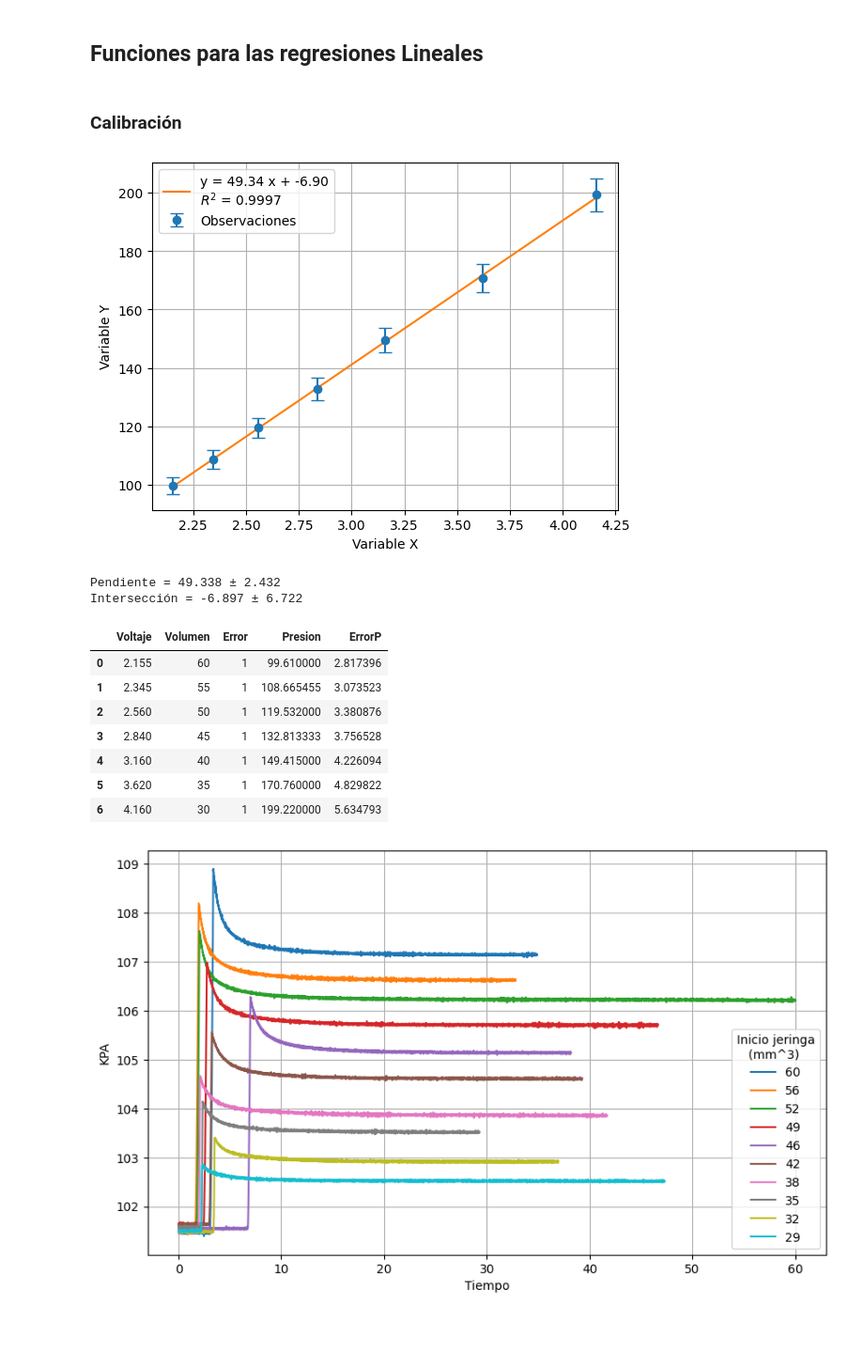
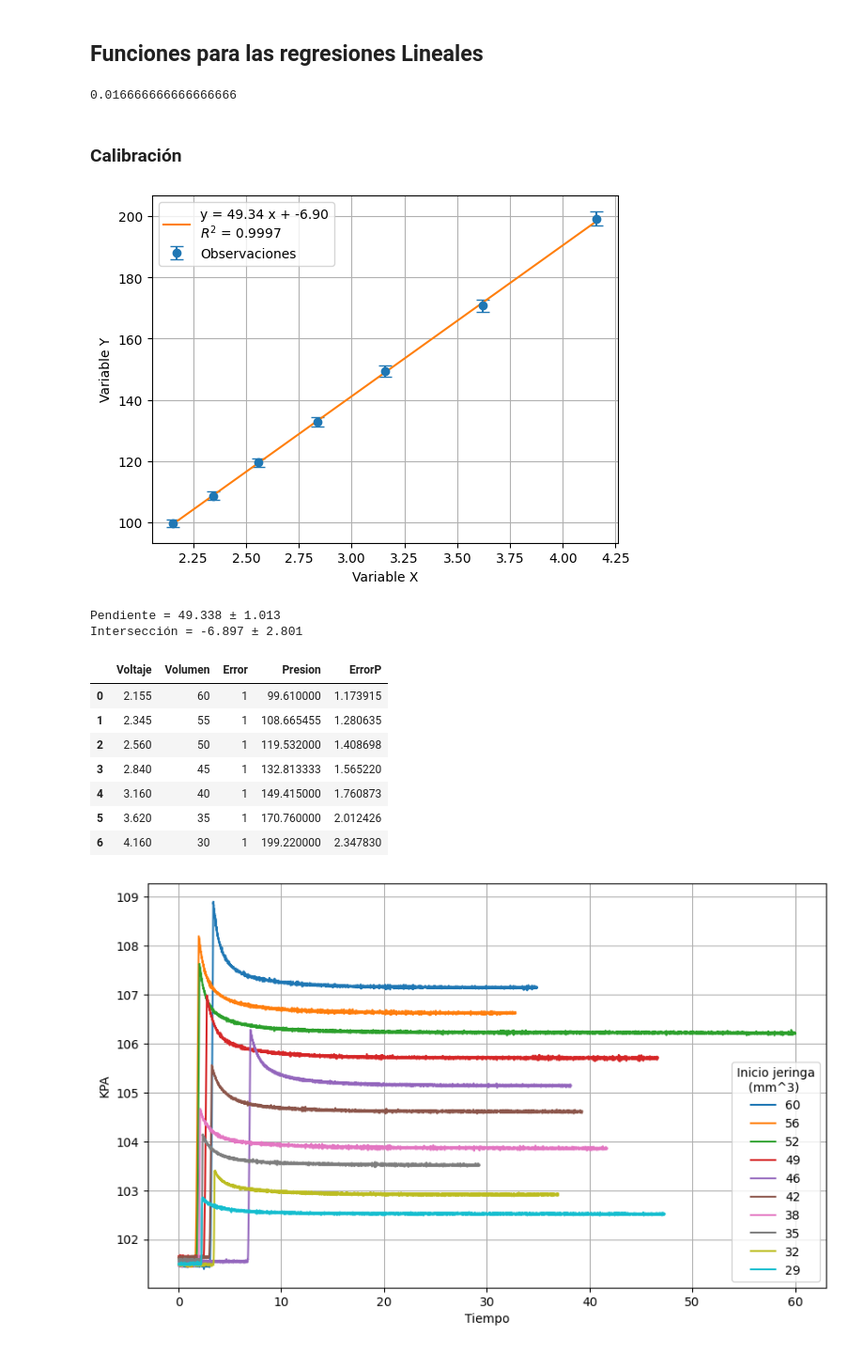
Before and after one commit to LecJackS/Mecanica-y-Termodinamica-2024-1C, a Jupyter notebook: Laboratorios/Labo06-07/Labo04.ipynb, the cells around one changed output. Shown at 94% size. Cells and saved outputs as stored; diff of their text form; code cells hidden in the pictures.

```diff
--- a/Laboratorios/Labo06-07/Labo04.ipynb
+++ b/Laboratorios/Labo06-07/Labo04.ipynb
@@ -17,6 +17,10 @@ def lineal(x, a, b):
 def fit_with_curve(funcion, x, y, y_err):
     popt, pconv = curve_fit(funcion, x, y, sigma=y_err, absolute_sigma=True)
     return popt[0], popt[1], np.sqrt(pconv.diagonal())[0], np.sqrt(pconv.diagonal())[1]
+# %%
+1/60
+# %% [output]
+0.016666666666666666
 # %% [markdown]
 ### Calibración
 # %%
@@ -25,49 +29,49 @@ df = pd.read_csv('mediciones/Calib.csv')
 # Datos de entrada
 
 df['Presion'] = 99.61 * 60 / df['Volumen']
-df['ErrorP'] = df['Presion'] * np.sqrt(2) * 0.02
+df['ErrorP'] = df['Presion'] * np.sqrt(2) * (1/60 * 1/2)
 
 variableX = df['Voltaje'] #NombreVariableX
 variableY = df['Presion'] #NombreVariableY
 incertidumbre_variableY = df['ErrorP'] #NombreVariableErrorY'
 
 # Ajuste de la curva utilizando la función de ajuste personalizada
 pendiente, interseccion, error_pendiente, error_interseccion = fit_with_curve(lineal, variableX, variableY, incertidumbre_variableY)
 
 # Cálculo del coeficiente de determinación R^2
 R2 = 1 - np.sum((lineal(variableX, pendiente, interseccion) - variableY)**2) / np.sum((variableY - np.mean(variableY))**2)
 
 
 # Visualización de los datos observados y el ajuste lineal
 plt.errorbar(variableX, variableY, yerr=incertidumbre_variableY, fmt='o', label='Observaciones', capsize=5)
 #plt.plot(variableX, variableY, 'o', label='Observaciones')
 plt.plot(variableX, lineal(variableX, pendiente, interseccion), label=f"y = {pendiente:.2f} x + {interseccion:.2f}\n"+r"$R^2$"+f" = {R2:.4f}")
 
 # Etiquetas de los ejes
 plt.xlabel("Variable X")
 plt.ylabel("Variable Y")
 plt.legend()
 plt.grid()
 plt.show()
 
 # Impresión de los parámetros ajustados y sus incertidumbres
 print(f"Pendiente = {round(pendiente, 3)} ± {round(error_pendiente, 3)}")
 print(f"Intersección = {round(interseccion, 3)} ± {round(error_interseccion, 3)}")
 # %% [output]
-[figure, old version]
+[figure, new version]
-Pendiente = 49.338 ± 2.432
-Intersección = -6.897 ± 6.722
+Pendiente = 49.338 ± 1.013
+Intersección = -6.897 ± 2.801
 # %%
 df
 # %% [output]
 |  | Voltaje | Volumen | Error | Presion | ErrorP |
-| 0 | 2.155 | 60 | 1 | 99.610000 | 2.817396 |
-| 1 | 2.345 | 55 | 1 | 108.665455 | 3.073523 |
-| 2 | 2.560 | 50 | 1 | 119.532000 | 3.380876 |
-| 3 | 2.840 | 45 | 1 | 132.813333 | 3.756528 |
-| 4 | 3.160 | 40 | 1 | 149.415000 | 4.226094 |
-| 5 | 3.620 | 35 | 1 | 170.760000 | 4.829822 |
-| 6 | 4.160 | 30 | 1 | 199.220000 | 5.634793 |
+| 0 | 2.155 | 60 | 1 | 99.610000 | 1.173915 |
+| 1 | 2.345 | 55 | 1 | 108.665455 | 1.280635 |
+| 2 | 2.560 | 50 | 1 | 119.532000 | 1.408698 |
+| 3 | 2.840 | 45 | 1 | 132.813333 | 1.565220 |
+| 4 | 3.160 | 40 | 1 | 149.415000 | 1.760873 |
+| 5 | 3.620 | 35 | 1 | 170.760000 | 2.012426 |
+| 6 | 4.160 | 30 | 1 | 199.220000 | 2.347830 |
 # %%
 # Pendiente = 49.338 ± 2.432
 # Intersección = -6.897 ± 6.722
```
Also changed, not shown: parts of 7 cells of this notebook.
